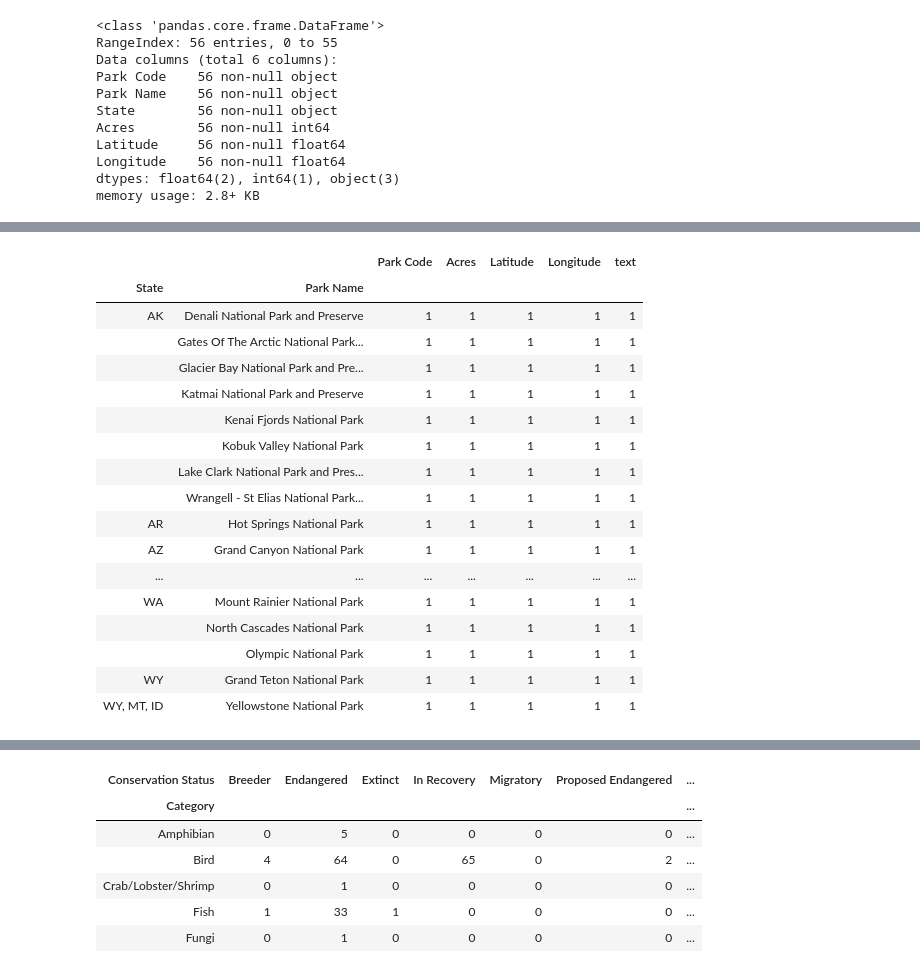
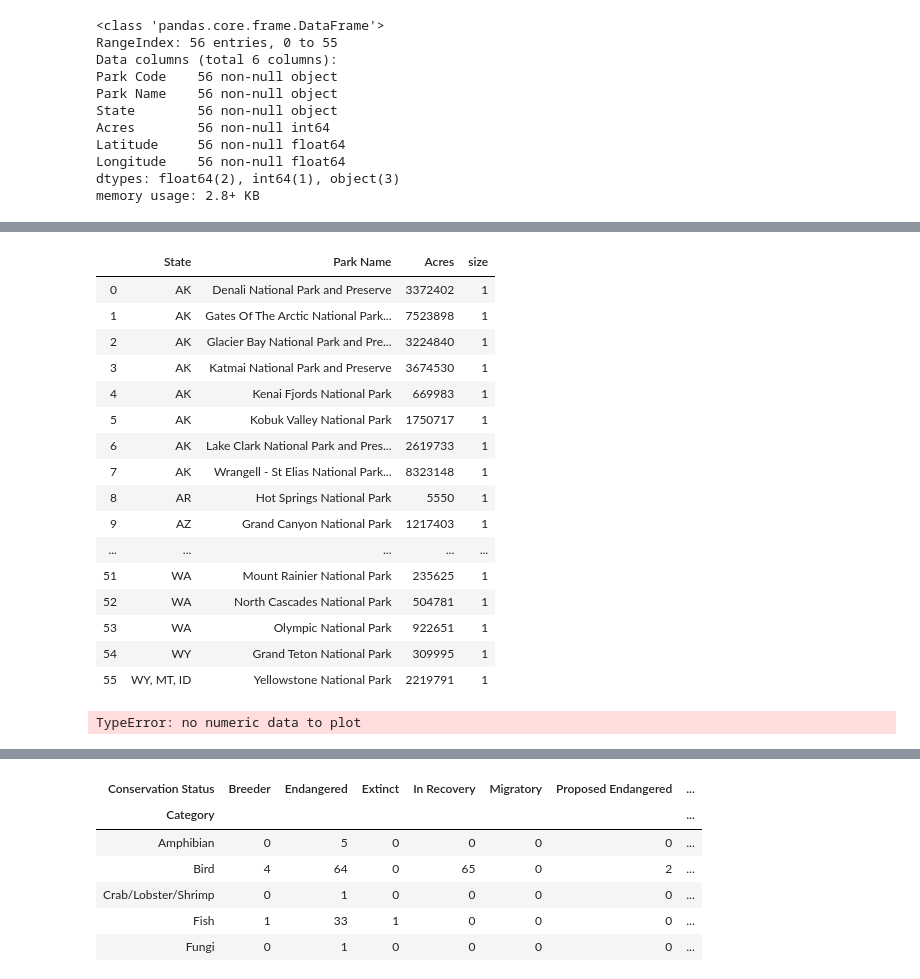
Before and after one commit to ThoaShook/project8, a Jupyter notebook: Park_Diversity.ipynb, the cells around one changed output, grey strips where cells are left out. Saved outputs shown, nothing was run; the diff lists cells and outputs as text; code cells hidden in the pictures.

Commit message:
Create df1 groupby Park name and State

```diff
--- a/Park_Diversity.ipynb
+++ b/Park_Diversity.ipynb
@@ -77,25 +44,32 @@ df_states
 # %%
-# counting number of parks per state
-df.groupby(['State','Park Name']).count()
+# counting number of parks per state and the park area
+num_parks = df.groupby(['State','Park Name','Acres']).size()
+df1 = num_parks.to_frame(name ='size').reset_index()
+df1
 # %% [output]
-|  |  | Park Code | Acres | Latitude | Longitude | text |
-| State | Park Name |  |  |  |  |  |
-| AK | Denali National Park and Preserve | 1 | 1 | 1 | 1 | 1 |
-|  | Gates Of The Arctic National Park... | 1 | 1 | 1 | 1 | 1 |
-|  | Glacier Bay National Park and Pre... | 1 | 1 | 1 | 1 | 1 |
-|  | Katmai National Park and Preserve | 1 | 1 | 1 | 1 | 1 |
-|  | Kenai Fjords National Park | 1 | 1 | 1 | 1 | 1 |
-|  | Kobuk Valley National Park | 1 | 1 | 1 | 1 | 1 |
-|  | Lake Clark National Park and Pres... | 1 | 1 | 1 | 1 | 1 |
-|  | Wrangell - St Elias National Park... | 1 | 1 | 1 | 1 | 1 |
-| AR | Hot Springs National Park | 1 | 1 | 1 | 1 | 1 |
-| AZ | Grand Canyon National Park | 1 | 1 | 1 | 1 | 1 |
-| ... | ... | ... | ... | ... | ... | ... |
-| WA | Mount Rainier National Park | 1 | 1 | 1 | 1 | 1 |
-|  | North Cascades National Park | 1 | 1 | 1 | 1 | 1 |
-|  | Olympic National Park | 1 | 1 | 1 | 1 | 1 |
-| WY | Grand Teton National Park | 1 | 1 | 1 | 1 | 1 |
-| WY, MT, ID | Yellowstone National Park | 1 | 1 | 1 | 1 | 1 |
+|  | State | Park Name | Acres | size |
+| 0 | AK | Denali National Park and Preserve | 3372402 | 1 |
+| 1 | AK | Gates Of The Arctic National Park... | 7523898 | 1 |
+| 2 | AK | Glacier Bay National Park and Pre... | 3224840 | 1 |
+| 3 | AK | Katmai National Park and Preserve | 3674530 | 1 |
+| 4 | AK | Kenai Fjords National Park | 669983 | 1 |
+| 5 | AK | Kobuk Valley National Park | 1750717 | 1 |
+| 6 | AK | Lake Clark National Park and Pres... | 2619733 | 1 |
+| 7 | AK | Wrangell - St Elias National Park... | 8323148 | 1 |
+| 8 | AR | Hot Springs National Park | 5550 | 1 |
+| 9 | AZ | Grand Canyon National Park | 1217403 | 1 |
+| ... | ... | ... | ... | ... |
+| 51 | WA | Mount Rainier National Park | 235625 | 1 |
+| 52 | WA | North Cascades National Park | 504781 | 1 |
+| 53 | WA | Olympic National Park | 922651 | 1 |
+| 54 | WY | Grand Teton National Park | 309995 | 1 |
+| 55 | WY, MT, ID | Yellowstone National Park | 2219791 | 1 |
+# %%
+import matplotlib.pyplot as pls
+df1.plot(x='Park Name', y='State', kind='bar')
+plt.show()
+# %% [output]
+TypeError: no numeric data to plot
 # %%
 pip install plotly
 # %% [output]
```
Also changed, not shown: parts of 5 cells of this notebook.
